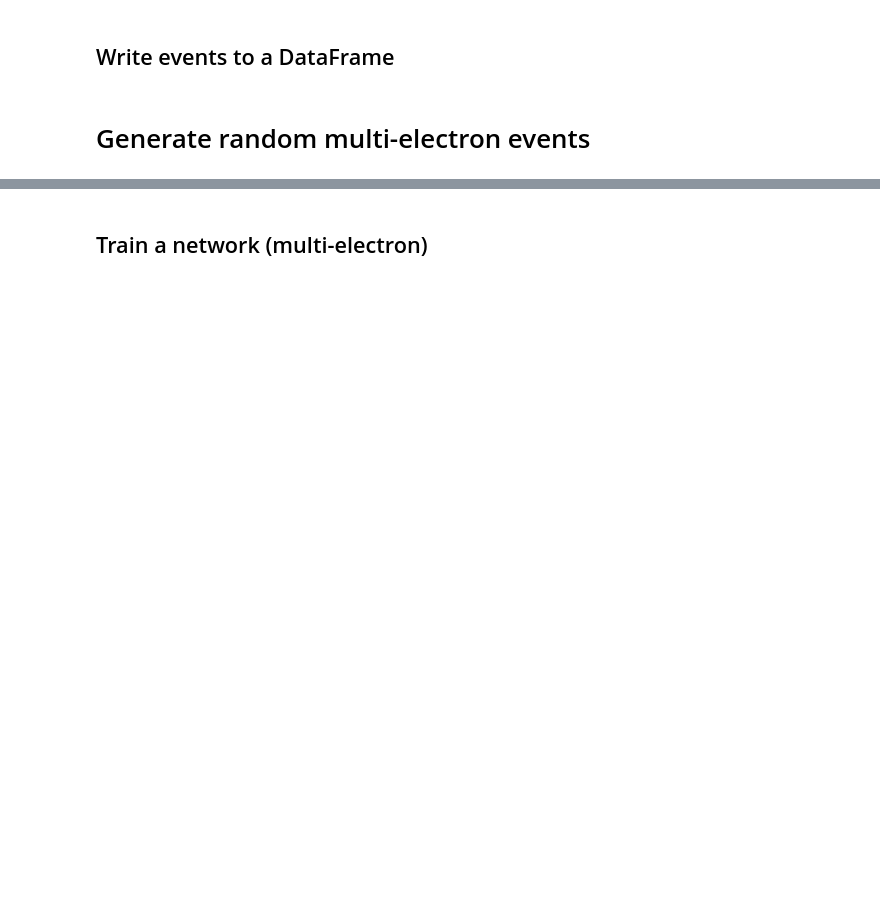
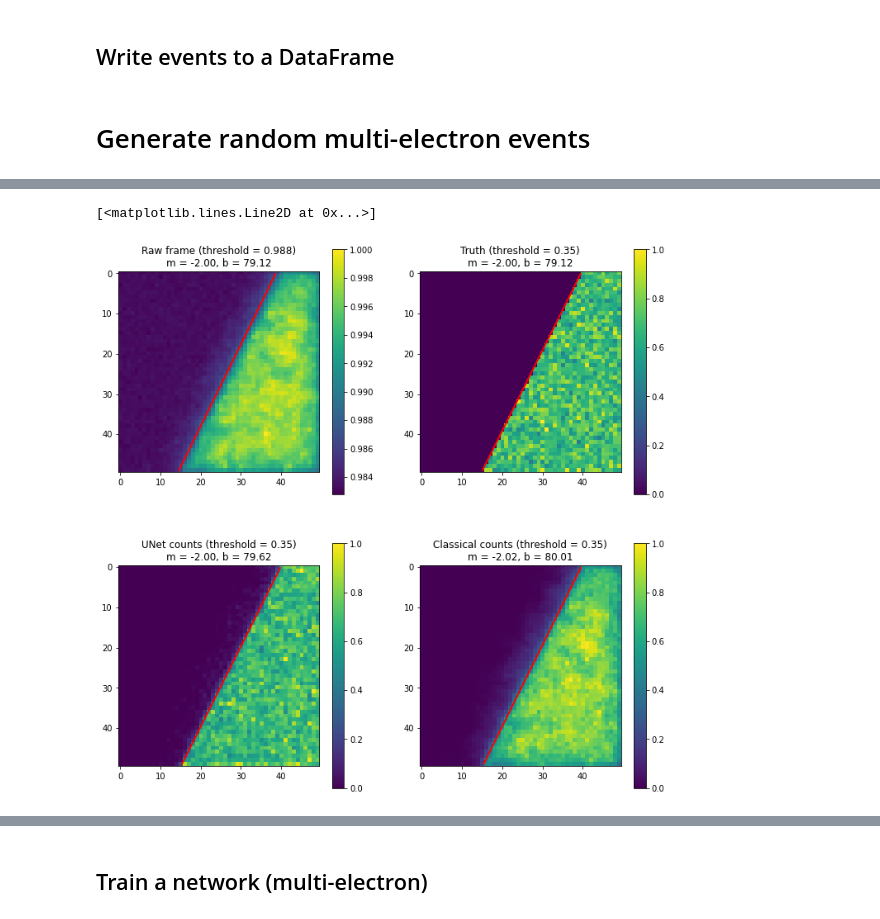
Before and after one commit to jerenner/emsim, a Jupyter notebook: emsim.ipynb, the cells around one changed output, grey strips where cells are left out. Drawn from its saved outputs; the diff is of its cells as text; code cells hidden in the pictures; blank space fills up the shorter version.

```diff
--- a/emsim.ipynb
+++ b/emsim.ipynb
@@ -33,4 +36,5 @@ dset = tr.EMDataset("dataframes/EM_5um_front_3M_100keV.pkl",noise_mean=0,noise_s
 # %%
-frameset = tr.EMFrameDataset(dset,frame_size=4855,nelec_mean=103713,nelec_sigma=0.5,noise_mean=683,noise_sigma=11.2)
+frameset  = tr.EMFrameDataset(dset,frame_size=50,nelec_mean=11,nelec_sigma=0.5,noise_mean=683,noise_sigma=11.2,m_line=-2.0,b_line=80.0)
+#frameset = tr.EMFrameDataset(dset,frame_size=4855,nelec_mean=103713,nelec_sigma=0.5,noise_mean=683,noise_sigma=11.2)
 #frameset = tr.EMFrameDataset(dset,frame_size=100,nelec_mean=88,nelec_sigma=2,noise_mean=0,noise_sigma=20)
 #frameset = tr.EMFrameDataset(dset,frame_size=100,nelec_mean=10,nelec_sigma=1,noise_mean=0,noise_sigma=20)
@@ -60,0 +135,7 @@ plt.colorbar()
+# %%
+raw_th = 0.988
+ct_th = 0.35
+m_frame,b_frame,Lmin_frame,mrng_frame,Lrng_m_frame,brng_frame,Lrng_b_frame,hdist_frame,bcenters_frame = fit_line(frame,th=raw_th)
+m_label,b_label,Lmin_label,mrng_label,Lrng_m_label,brng_label,Lrng_b_label,hdist_label,bcenters_label = fit_line(label,th=ct_th)
+m_unet,b_unet,Lmin_unet,mrng_unet,Lrng_m_unet,brng_unet,Lrng_b_unet,hdist_unet,bcenters_unet = fit_line(ct_unet,th=ct_th)
+m_classical,b_classical,Lmin_classical,mrng_classical,Lrng_m_classical,brng_classical,Lrng_b_classical,hdist_classical,bcenters_classical = fit_line(ct_classical,th=ct_th)
@@ -60,0 +151,50 @@ plt.colorbar()
+# %%
+#frame,label = frameset[0]
+logscale = False
+nrows = frame.shape[0]
+ncols = frame.shape[1]
+
+fig = plt.figure()
+fig.set_figheight(12.0)
+fig.set_figwidth(12.0)
+
+ax1 = fig.add_subplot(221)
+if(logscale):
+    plt.imshow(np.log(frame))
+    cbar = plt.colorbar()
+    cbar.set_label("log(counts)")
+    plt.title("Raw frame (log counts, threshold = {})\nm = {:.2f}, b = {:.2f}".format(raw_th,m_label,b_label))
+else:
+    plt.imshow(frame/np.max(frame))
+    cbar = plt.colorbar()
+    plt.title("Raw frame (threshold = {})\nm = {:.2f}, b = {:.2f}".format(raw_th,m_label,b_label))
+xfit = np.arange(0,ncols-1,0.1)
+yfit = m_frame*xfit + b_frame
+plt.plot(xfit[(yfit > 0) & (yfit < nrows-1)],yfit[(yfit > 0) & (yfit < nrows-1)],color='red',linewidth=2)
+
+ax2 = fig.add_subplot(222)
+plt.imshow(label/np.max(label))
+plt.title("Truth (threshold = {})\nm = {:.2f}, b = {:.2f}".format(ct_th,m_label,b_label))
+plt.colorbar()
+xfit = np.arange(0,ncols-1,0.1)
+yfit = m_label*xfit + b_label
+plt.plot(xfit[(yfit > 0) & (yfit < nrows-1)],yfit[(yfit > 0) & (yfit < nrows-1)],color='red',linewidth=2)
+
+ax3 = fig.add_subplot(223)
+plt.imshow(ct_unet/np.max(ct_unet))
+plt.title("UNet counts (threshold = {})\nm = {:.2f}, b = {:.2f}".format(ct_th,m_unet,b_unet))
+plt.colorbar()
+xfit = np.arange(0,ncols-1,0.1)
+yfit = m_unet*xfit + b_unet
+plt.plot(xfit[(yfit > 0) & (yfit < nrows-1)],yfit[(yfit > 0) & (yfit < nrows-1)],color='red',linewidth=2)
+
+ax4 = fig.add_subplot(224)
+plt.imshow(ct_classical/np.max(ct_classical))
+plt.title("Classical counts (threshold = {})\nm = {:.2f}, b = {:.2f}".format(ct_th,m_classical,b_classical))
+plt.colorbar()
+xfit = np.arange(0,ncols-1,0.1)
+yfit = m_classical*xfit + b_classical
+plt.plot(xfit[(yfit > 0) & (yfit < nrows-1)],yfit[(yfit > 0) & (yfit < nrows-1)],color='red',linewidth=2)
+# %% [output]
+[<matplotlib.lines.Line2D at 0x...>]
+[figure, added]
```
Also changed, not shown: parts of 22 cells of this notebook, 1 other file.
